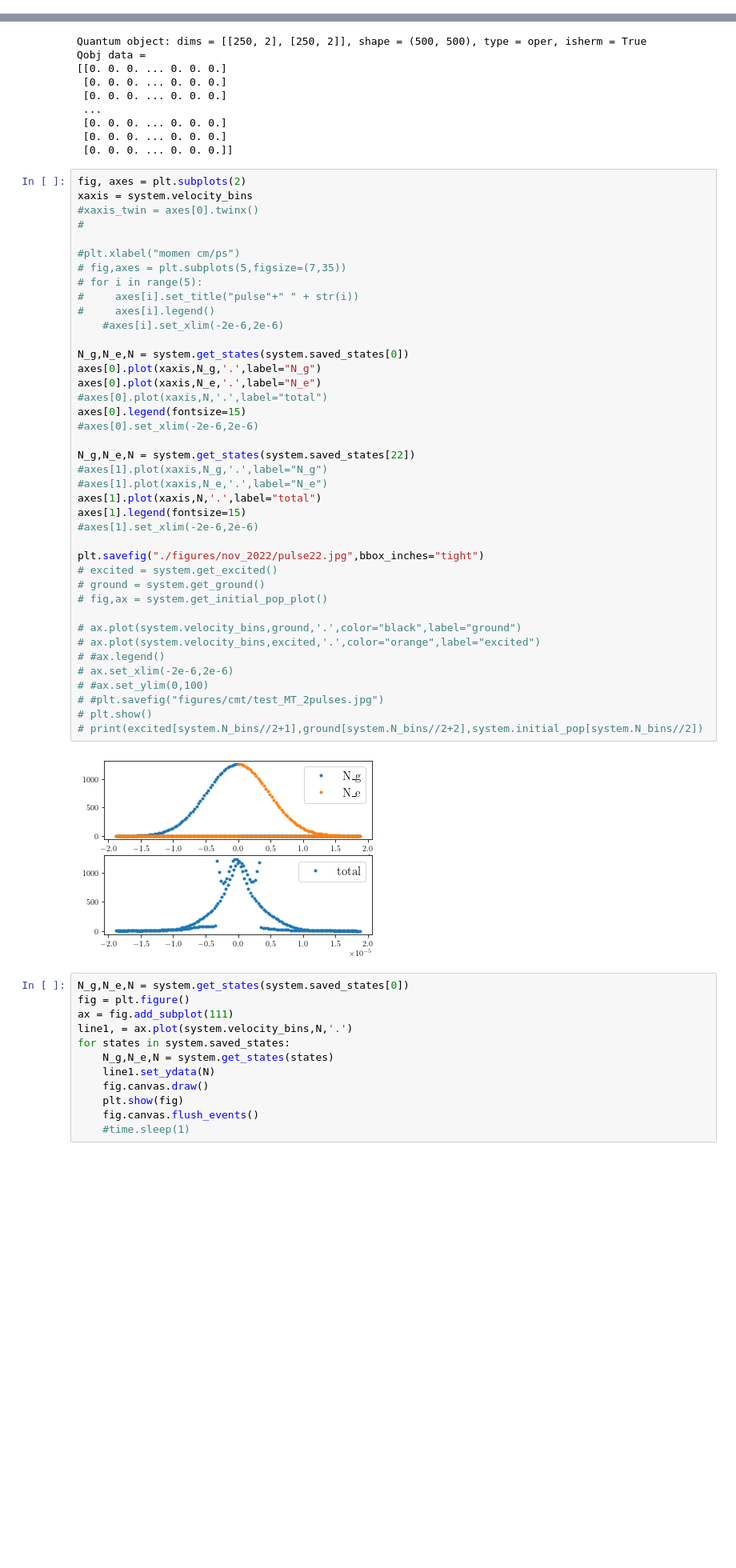
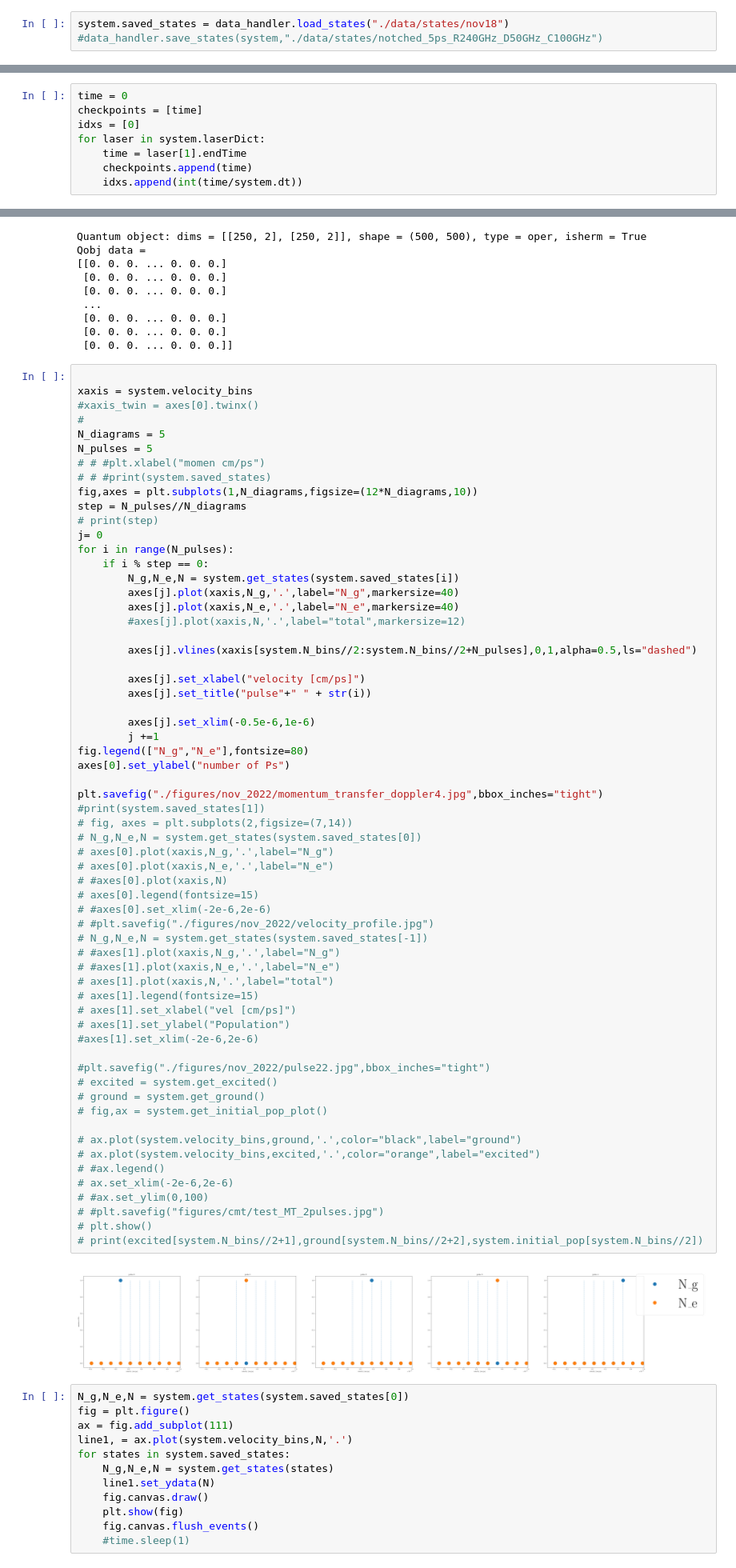
Before and after one commit to Yanaiski/master_thesis, a Jupyter notebook: 04_cmt_tensor.ipynb, the cells around one changed output, grey strips where cells are left out. Shown: that part at 80% size. Drawn from its saved outputs; the diff is of its cells as text; blank space fills up the shorter version.

```diff
--- a/04_cmt_tensor.ipynb
+++ b/04_cmt_tensor.ipynb
@@ -49,0 +114,3 @@ KeyboardInterrupt:
+# %%
+system.saved_states = data_handler.load_states("./data/states/nov18")
+#data_handler.save_states(system,"./data/states/notched_5ps_R240GHz_D50GHz_C100GHz")
@@ -73,0 +192,8 @@ plt.show()
+# %%
+time = 0
+checkpoints = [time]
+idxs = [0]
+for laser in system.laserDict:
+    time = laser[1].endTime
+    checkpoints.append(time)
+    idxs.append(int(time/system.dt))
@@ -101,47 +292,69 @@ Qobj data =
  [0. 0. 0. ... 0. 0. 0.]
  [0. 0. 0. ... 0. 0. 0.]]
 # %%
-fig, axes = plt.subplots(2)
+
 xaxis = system.velocity_bins
 #xaxis_twin = axes[0].twinx()
 #
+N_diagrams = 5
+N_pulses = 5
+# # #plt.xlabel("momen cm/ps")
+# # #print(system.saved_states)
+fig,axes = plt.subplots(1,N_diagrams,figsize=(12*N_diagrams,10))
+step = N_pulses//N_diagrams
+# print(step)
+j= 0
+for i in range(N_pulses):
+    if i % step == 0:
+        N_g,N_e,N = system.get_states(system.saved_states[i])
+        axes[j].plot(xaxis,N_g,'.',label="N_g",markersize=40)
+        axes[j].plot(xaxis,N_e,'.',label="N_e",markersize=40)
+        #axes[j].plot(xaxis,N,'.',label="total",markersize=12)
 
-#plt.xlabel("momen cm/ps")
-# fig,axes = plt.subplots(5,figsize=(7,35))
-# for i in range(5):
-#     axes[i].set_title("pulse"+" " + str(i))
-#     axes[i].legend()
-    #axes[i].set_xlim(-2e-6,2e-6)
+        axes[j].vlines(xaxis[system.N_bins//2:system.N_bins//2+N_pulses],0,1,alpha=0.5,ls="dashed")
 
-N_g,N_e,N = system.get_states(system.saved_states[0])
-axes[0].plot(xaxis,N_g,'.',label="N_g")
-axes[0].plot(xaxis,N_e,'.',label="N_e")
-#axes[0].plot(xaxis,N,'.',label="total")
-axes[0].legend(fontsize=15)
-#axes[0].set_xlim(-2e-6,2e-6)
+        axes[j].set_xlabel("velocity [cm/ps]")
+        axes[j].set_title("pulse"+" " + str(i))
 
-N_g,N_e,N = system.get_states(system.saved_states[22])
-#axes[1].plot(xaxis,N_g,'.',label="N_g")
-#axes[1].plot(xaxis,N_e,'.',label="N_e")
-axes[1].plot(xaxis,N,'.',label="total")
-axes[1].legend(fontsize=15)
+        axes[j].set_xlim(-0.5e-6,1e-6)
+        j +=1
+fig.legend(["N_g","N_e"],fontsize=80)
+axes[0].set_ylabel("number of Ps")
+
+plt.savefig("./figures/nov_2022/momentum_transfer_doppler4.jpg",bbox_inches="tight")
+#print(system.saved_states[1])
+# fig, axes = plt.subplots(2,figsize=(7,14))
+# N_g,N_e,N = system.get_states(system.saved_states[0])
+# axes[0].plot(xaxis,N_g,'.',label="N_g")
+# axes[0].plot(xaxis,N_e,'.',label="N_e")
+# #axes[0].plot(xaxis,N)
+# axes[0].legend(fontsize=15)
+# #axes[0].set_xlim(-2e-6,2e-6)
+# #plt.savefig("./figures/nov_2022/velocity_profile.jpg")
+# N_g,N_e,N = system.get_states(system.saved_states[-1])
+# #axes[1].plot(xaxis,N_g,'.',label="N_g")
+# #axes[1].plot(xaxis,N_e,'.',label="N_e")
+# axes[1].plot(xaxis,N,'.',label="total")
+# axes[1].legend(fontsize=15)
+# axes[1].set_xlabel("vel [cm/ps]")
+# axes[1].set_ylabel("Population")
 #axes[1].set_xlim(-2e-6,2e-6)
 
-plt.savefig("./figures/nov_2022/pulse22.jpg",bbox_inches="tight")
+#plt.savefig("./figures/nov_2022/pulse22.jpg",bbox_inches="tight")
 # excited = system.get_excited()
 # ground = system.get_ground()
 # fig,ax = system.get_initial_pop_plot()
 
 # ax.plot(system.velocity_bins,ground,'.',color="black",label="ground")
 # ax.plot(system.velocity_bins,excited,'.',color="orange",label="excited")
 # #ax.legend()
 # ax.set_xlim(-2e-6,2e-6)
 # #ax.set_ylim(0,100)
 # #plt.savefig("figures/cmt/test_MT_2pulses.jpg")
 # plt.show()
 # print(excited[system.N_bins//2+1],ground[system.N_bins//2+2],system.initial_pop[system.N_bins//2])
 # %% [output]
-[figure, old version]
+[figure, new version]
 # %%
 N_g,N_e,N = system.get_states(system.saved_states[0])
 fig = plt.figure()
```
Also changed, not shown: parts of 41 cells of this notebook, 9 other files.
